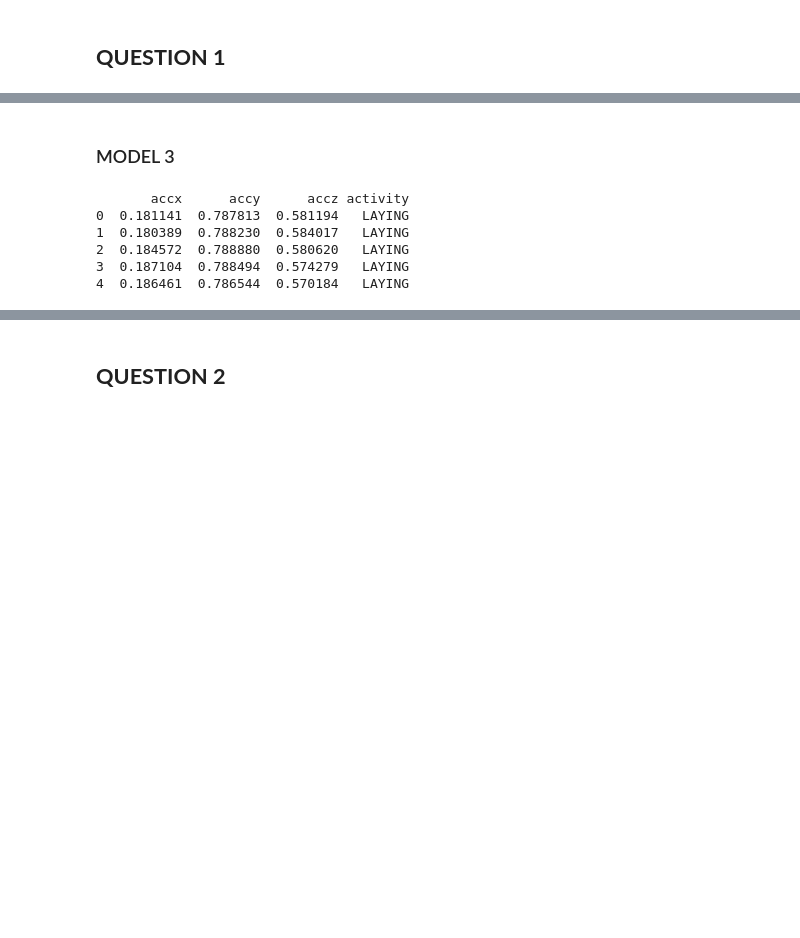
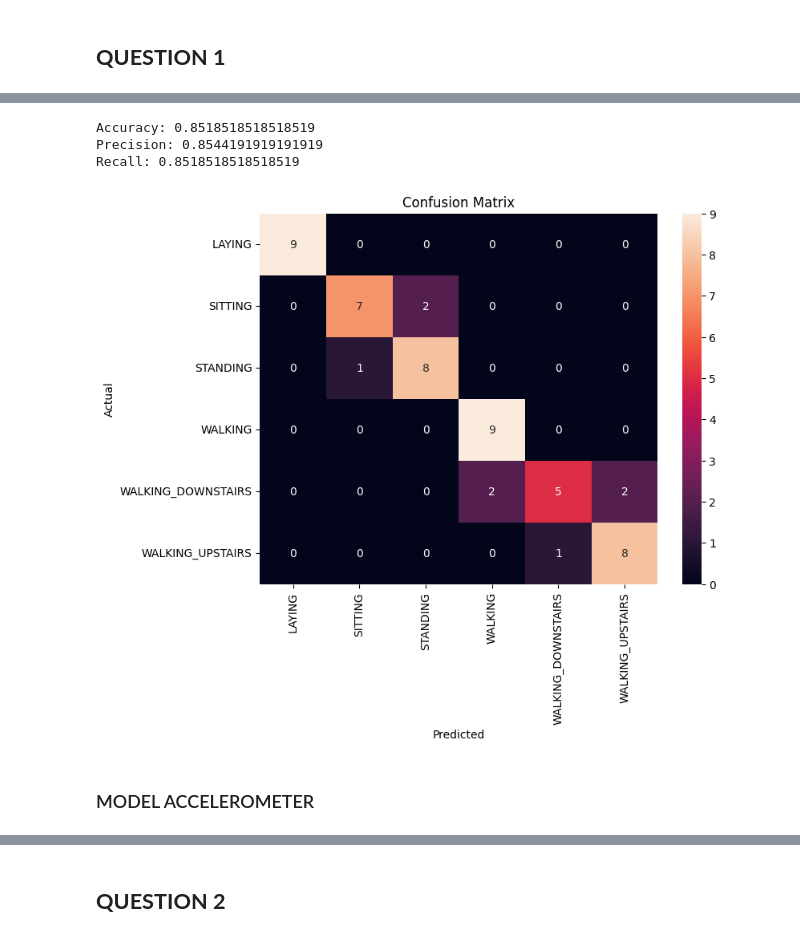
Before and after one commit to krish-goradia/es335-25-fall-assignment-11, a Jupyter notebook: HAR/TASK2.ipynb, the cells around one changed output, grey strips where cells are left out. Saved outputs shown, nothing was run; the diff lists cells and outputs as text; code cells hidden in the pictures; blank space fills up the shorter version.

```diff
--- a/HAR/TASK2.ipynb
+++ b/HAR/TASK2.ipynb
@@ -66,29 +174,27 @@ plt.show()
+# %%
+model_tsfel = DecisionTreeClassifier(criterion='gini',max_depth=None,random_state=42)
+model_tsfel.fit(X_train_tsfel,y_train_tsfel)
+
+y_pred_tsfel = model_tsfel.predict(X_test_tsfel)
+
+accuracy_tsfel = accuracy_score(y_test_tsfel, y_pred_tsfel)
+precision_tsfel = precision_score(y_test_tsfel, y_pred_tsfel, average='weighted')
+recall_tsfel = recall_score(y_test_tsfel, y_pred_tsfel, average='weighted')
+cm_tsfel = confusion_matrix(y_test_tsfel, y_pred_tsfel)
+
+print("Accuracy:", accuracy_tsfel)
+print("Precision:", precision_tsfel)
+print("Recall:", recall_tsfel)
+plt.figure(figsize=(8,6))
+sns.heatmap(cm_tsfel, annot=True, fmt='d', xticklabels=model_tsfel.classes_, yticklabels=model_tsfel.classes_)
+plt.xlabel('Predicted')
+plt.ylabel('Actual')
+plt.title('Confusion Matrix')
+plt.show()
+# %% [output]
+Accuracy: 0.8518518518518519
+Precision: 0.8544191919191919
+Recall: 0.8518518518518519
+[figure, added]
 # %% [markdown]
-### MODEL 3
+### MODEL ACCELEROMETER
-# %%
-basePath = r"Combined\Train"
-
-activities = os.listdir(basePath)
-
-data_list = []
-for acitivity in activities:
-    folder_path = os.path.join(basePath,acitivity)
-    for file in os.listdir(folder_path):
-        file_path = os.path.join(folder_path,file)
-        df = pd.read_csv(file_path)
-        df['activity'] = acitivity
-        data_list.append(df)
-
-data = pd.concat(data_list,ignore_index=True)
-print(data.head())
-
-X_train_combined = data[['accx','accy','accz']]
-y_train_combined = data['activity']
-y_train_combined = y_train_combined.astype('category')
-# %% [output]
-       accx      accy      accz activity
-0  0.181141  0.787813  0.581194   LAYING
-1  0.180389  0.788230  0.584017   LAYING
-2  0.184572  0.788880  0.580620   LAYING
-3  0.187104  0.788494  0.574279   LAYING
-4  0.186461  0.786544  0.570184   LAYING
```
Also changed, not shown: parts of 21 cells of this notebook, 2 other files.
